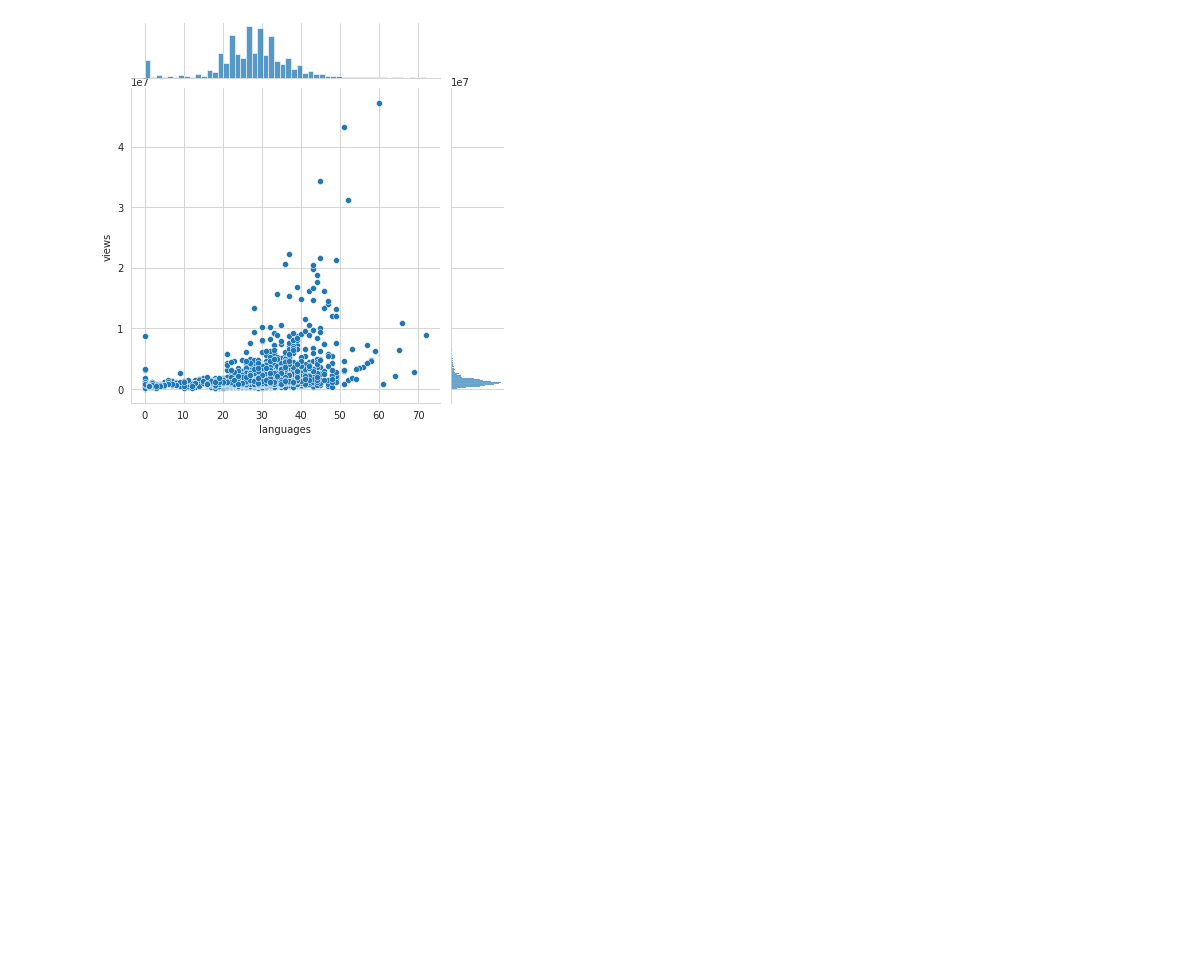
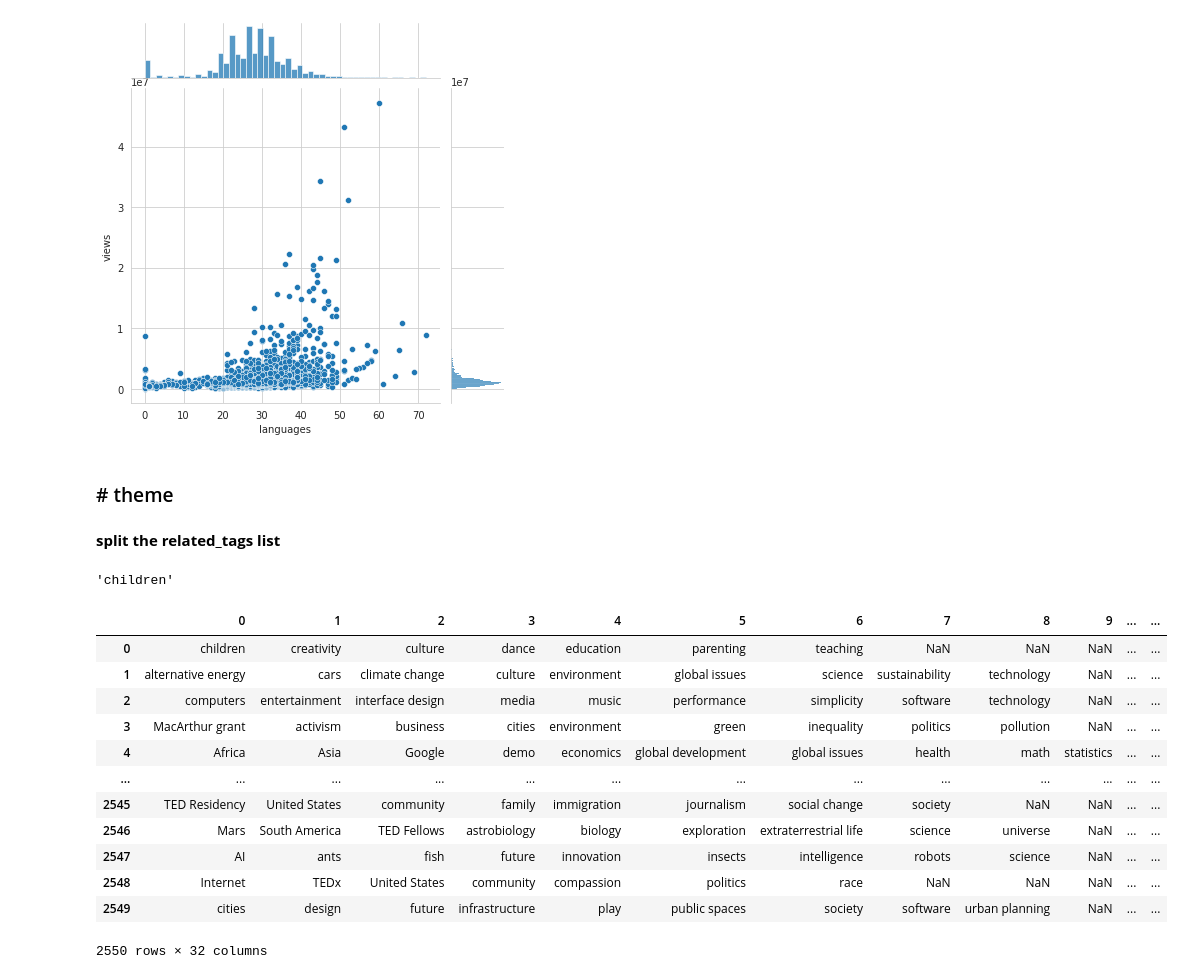
Before and after one commit to jungeun0121/kaggle, a Jupyter notebook: transcription)TED talks.ipynb, the cells around one changed output. Saved outputs shown, nothing was run; the diff lists cells and outputs as text; code cells hidden in the pictures; blank space fills up the shorter version.

```diff
--- a/transcription)TED talks.ipynb
+++ b/transcription)TED talks.ipynb
@@ -695,3 +695,7 @@ sns.jointplot(x='languages', y='views', data=df)
 plt.show()
 # %% [output]
 [figure]
+# %% [markdown]
+### # theme
+# %% [markdown]
+**split the related_tags list**
@@ -697,0 +706,20 @@ plt.show()
+# %%
+df.tags[0][0]
+# %% [output]
+'children'
+# %%
+df.apply(lambda x: pd.Series(x['tags']),axis=1)
+# %% [output]
+|  | 0 | 1 | 2 | 3 | 4 | 5 | 6 | 7 | 8 | 9 | ... | ... |
+| 0 | children | creativity | culture | dance | education | parenting | teaching | NaN | NaN | NaN | ... | ... |
+| 1 | alternative energy | cars | climate change | culture | environment | global issues | science | sustainability | technology | NaN | ... | ... |
+| 2 | computers | entertainment | interface design | media | music | performance | simplicity | software | technology | NaN | ... | ... |
+| 3 | MacArthur grant | activism | business | cities | environment | green | inequality | politics | pollution | NaN | ... | ... |
+| 4 | Africa | Asia | Google | demo | economics | global development | global issues | health | math | statistics | ... | ... |
+| ... | ... | ... | ... | ... | ... | ... | ... | ... | ... | ... | ... | ... |
+| 2545 | TED Residency | United States | community | family | immigration | journalism | social change | society | NaN | NaN | ... | ... |
+| 2546 | Mars | South America | TED Fellows | astrobiology | biology | exploration | extraterrestrial life | science | universe | NaN | ... | ... |
+| 2547 | AI | ants | fish | future | innovation | insects | intelligence | robots | science | NaN | ... | ... |
+| 2548 | Internet | TEDx | United States | community | compassion | politics | race | NaN | NaN | NaN | ... | ... |
+| 2549 | cities | design | future | infrastructure | play | public spaces | society | software | urban planning | NaN | ... | ... |
+2550 rows × 32 columns
```
Also changed, not shown: parts of 14 cells of this notebook.
